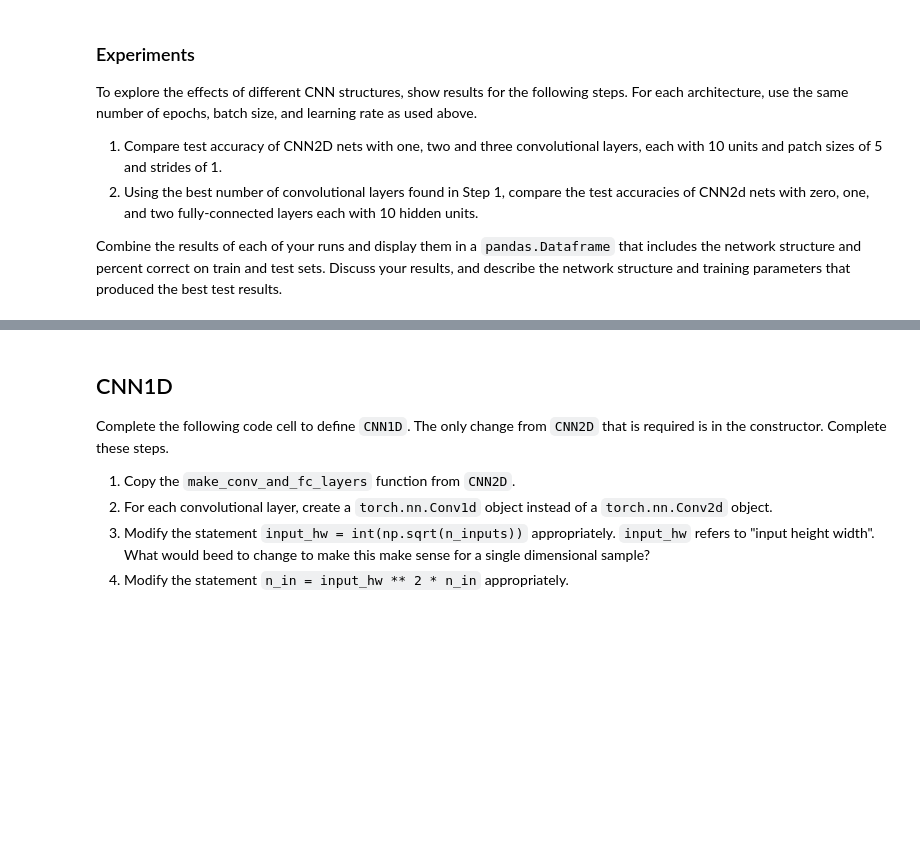
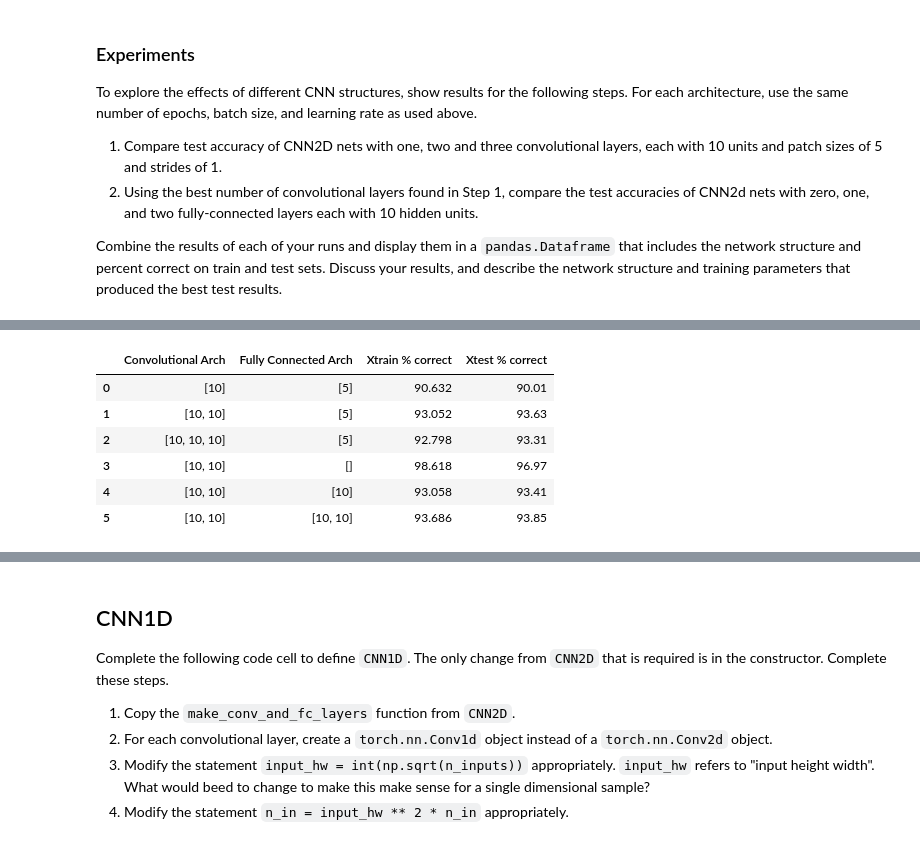
Before and after one commit to tmoleary21/cs445, a Jupyter notebook: hw5/Oleary-A5.ipynb, the cells around one changed output, grey strips where cells are left out. Saved outputs shown, nothing was run; the diff lists cells and outputs as text; code cells hidden in the pictures; blank space fills up the shorter version.

```diff
--- a/hw5/Oleary-A5.ipynb
+++ b/hw5/Oleary-A5.ipynb
@@ -516,0 +475,10 @@ pandas.DataFrame(collected_data, columns=column_names)
+# %%
+resultdf
+# %% [output]
+|  | Convolutional Arch | Fully Connected Arch | Xtrain % correct | Xtest % correct |
+| 0 | [10] | [5] | 90.632 | 90.01 |
+| 1 | [10, 10] | [5] | 93.052 | 93.63 |
+| 2 | [10, 10, 10] | [5] | 92.798 | 93.31 |
+| 3 | [10, 10] | [] | 98.618 | 96.97 |
+| 4 | [10, 10] | [10] | 93.058 | 93.41 |
+| 5 | [10, 10] | [10, 10] | 93.686 | 93.85 |
```
Also changed, not shown: parts of 44 cells of this notebook, 3 other files.
